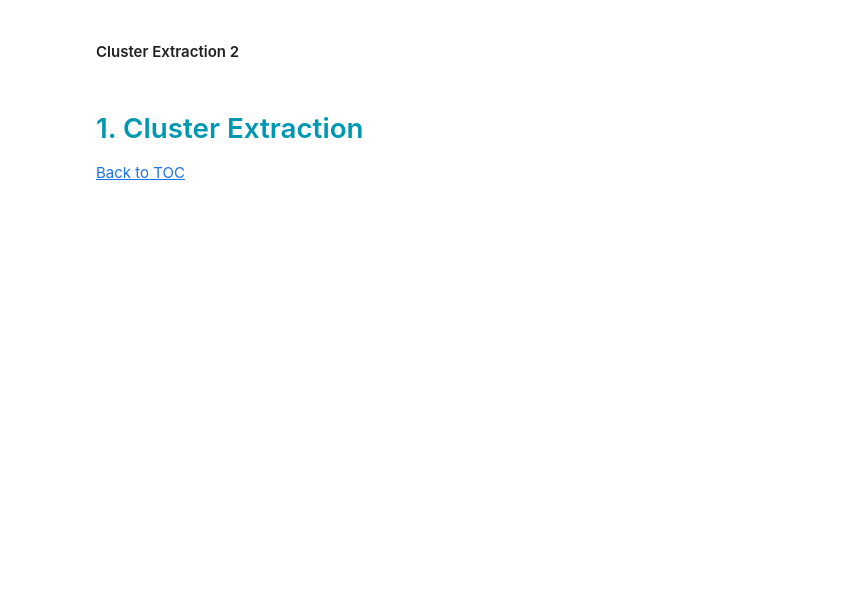
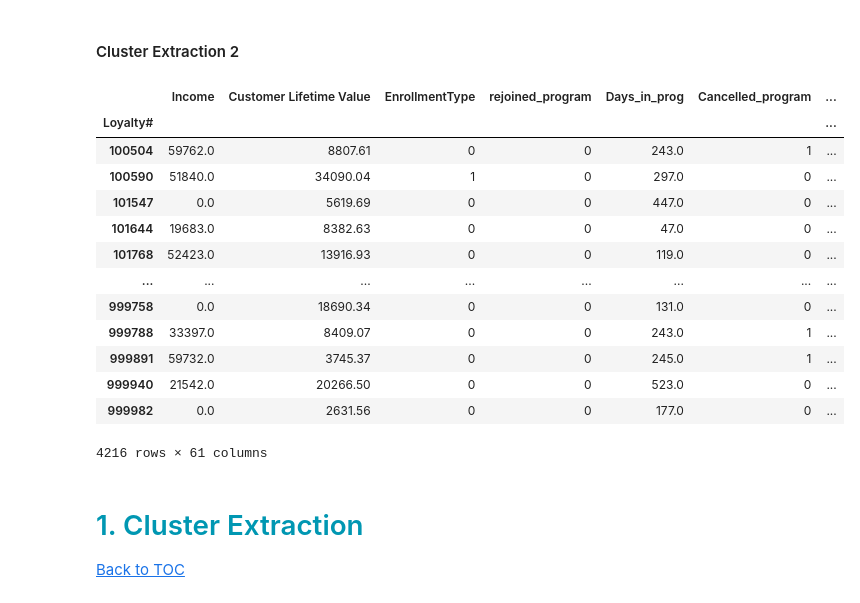
Before and after one commit to andrerangelferreira/DataMiningProject_AIAI_Group51, a Jupyter notebook: notebooks/FAUSTO__Group51_Clustering_Code.ipynb, the cells around one changed output. Drawn from its saved outputs; the diff is of its cells as text; code cells hidden in the pictures; blank space fills up the shorter version.

```diff
--- a/notebooks/FAUSTO__Group51_Clustering_Code.ipynb
+++ b/notebooks/FAUSTO__Group51_Clustering_Code.ipynb
@@ -686,11 +684,28 @@ alcoholics = people_filtered1[people_filtered1['filter1_st_scaled_km_cluster5']
 # %%
 # List of cluster labels to exclude
-exclude_clusters = [3]
+exclude_clusters = [0]
 
 # Filter the original dataset to exclude rows with specified cluster labels
-people_filter2 = people_filtered1[~people_filtered1['filter1_st_scaled_km_cluster5'].isin(exclude_clusters)]
+people_filtered2 = people_filtered1[~people_filtered1['filter1_st_scaled_km_cluster2'].isin(exclude_clusters)]
 # %%
-people_filter2 = people_filter2.iloc[:, :-4]
+people_filtered2 = people_filtered2.loc[:, ~people_filtered2.columns.str.startswith(("st_", "mm_", "rb_"))]
+# %%
+people_filtered2
+# %% [output]
+|  | Income | Customer Lifetime Value | EnrollmentType | rejoined_program | Days_in_prog | Cancelled_program | ... |
+| Loyalty# |  |  |  |  |  |  | ... |
+| 100504 | 59762.0 | 8807.61 | 0 | 0 | 243.0 | 1 | ... |
+| 100590 | 51840.0 | 34090.04 | 1 | 0 | 297.0 | 0 | ... |
+| 101547 | 0.0 | 5619.69 | 0 | 0 | 447.0 | 0 | ... |
+| 101644 | 19683.0 | 8382.63 | 0 | 0 | 47.0 | 0 | ... |
+| 101768 | 52423.0 | 13916.93 | 0 | 0 | 119.0 | 0 | ... |
+| ... | ... | ... | ... | ... | ... | ... | ... |
+| 999758 | 0.0 | 18690.34 | 0 | 0 | 131.0 | 0 | ... |
+| 999788 | 33397.0 | 8409.07 | 0 | 0 | 243.0 | 1 | ... |
+| 999891 | 59732.0 | 3745.37 | 0 | 0 | 245.0 | 1 | ... |
+| 999940 | 21542.0 | 20266.50 | 0 | 0 | 523.0 | 0 | ... |
+| 999982 | 0.0 | 2631.56 | 0 | 0 | 177.0 | 0 | ... |
+4216 rows × 61 columns
 # %% [markdown]
 # <span style="color:#0097b2">1. Cluster Extraction</span>
 [Back to TOC](#toc)
```
Also changed, not shown: parts of 10 cells of this notebook.
